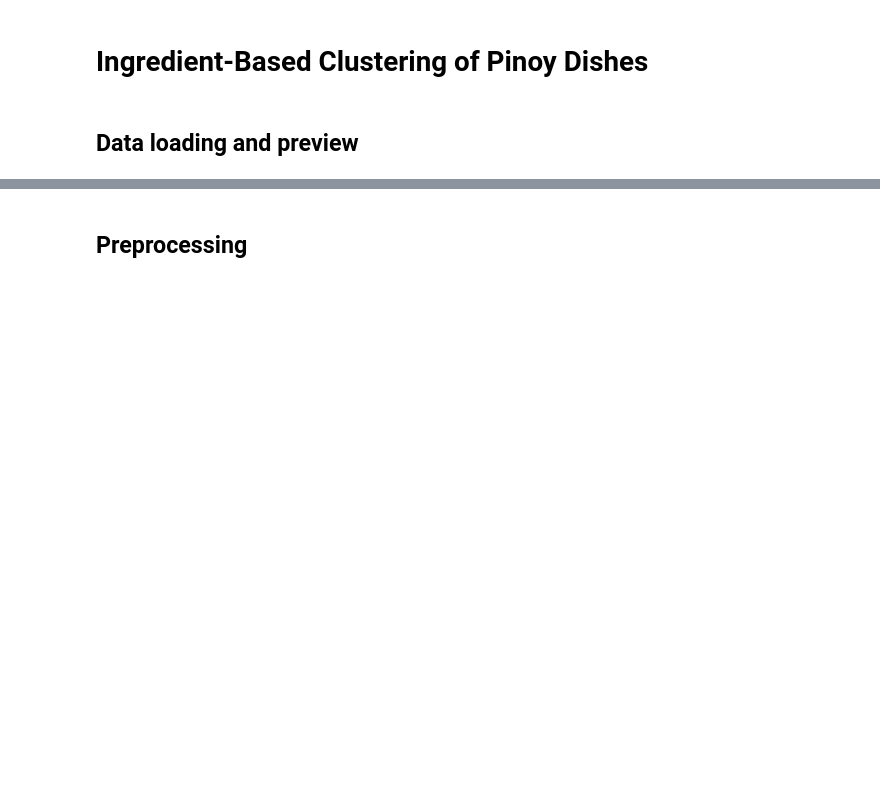
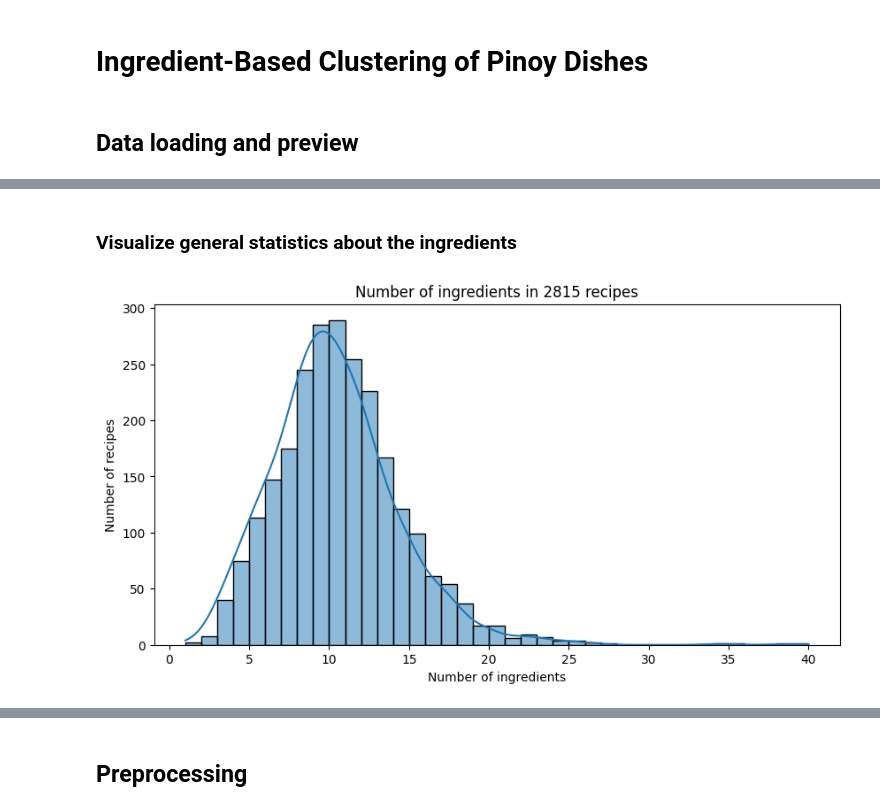
Before and after one commit to rixmape/panlasang-pinoy-clustering, a Jupyter notebook: panlasang-pinoy.ipynb, the cells around one changed output, grey strips where cells are left out. Cells and saved outputs as stored; diff of their text form; code cells hidden in the pictures; blank space fills up the shorter version.

```diff
--- a/panlasang-pinoy.ipynb
+++ b/panlasang-pinoy.ipynb
@@ -63,0 +53,29 @@ len(unique_ingredients)
+# %% [markdown]
+### Visualize general statistics about the ingredients
+# %%
+%matplotlib inline
+
+import matplotlib.pyplot as plt
+import seaborn as sns
+
+
+def display_ingredients_histplot(recipes, binwidth=1):
+    counts = [
+        len(recipe["ingredients"])
+        for recipe in recipes
+        if recipe["ingredients"]
+    ]
+
+    plt.figure(figsize=(10, 5))
+    sns.histplot(counts, kde=True, binwidth=binwidth)
+    plt.title(f"Number of ingredients in {len(recipes)} recipes")
+    plt.xlabel("Number of ingredients")
+    plt.xticks(range(0, max(counts) + 1, 5))
+    plt.ylabel("Number of recipes")
+
+    plt.show()
+
+
+display_ingredients_histplot(recipes)
+# %% [output]
+[figure, added]
```
Also changed, not shown: parts of 37 cells of this notebook, 3 other files.
